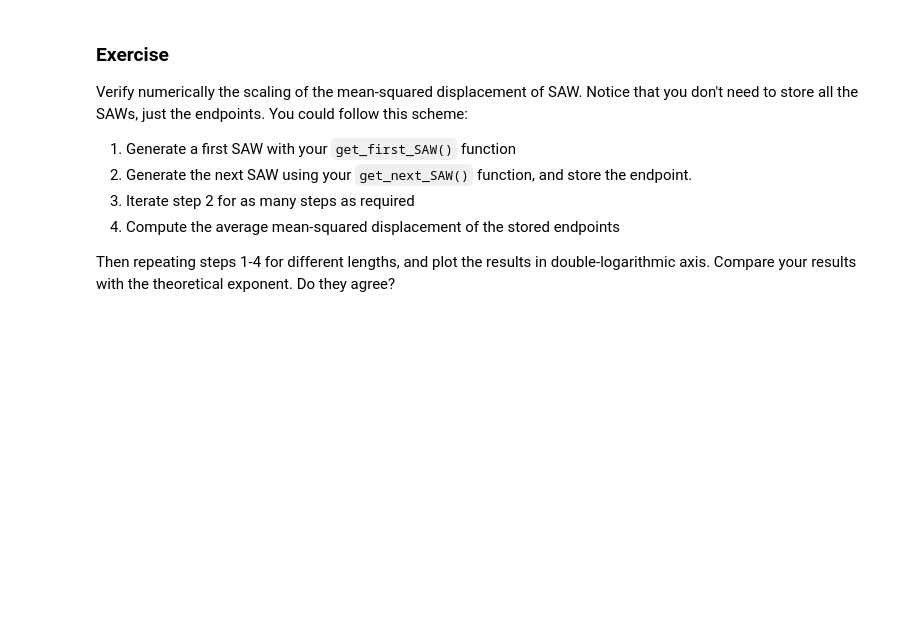
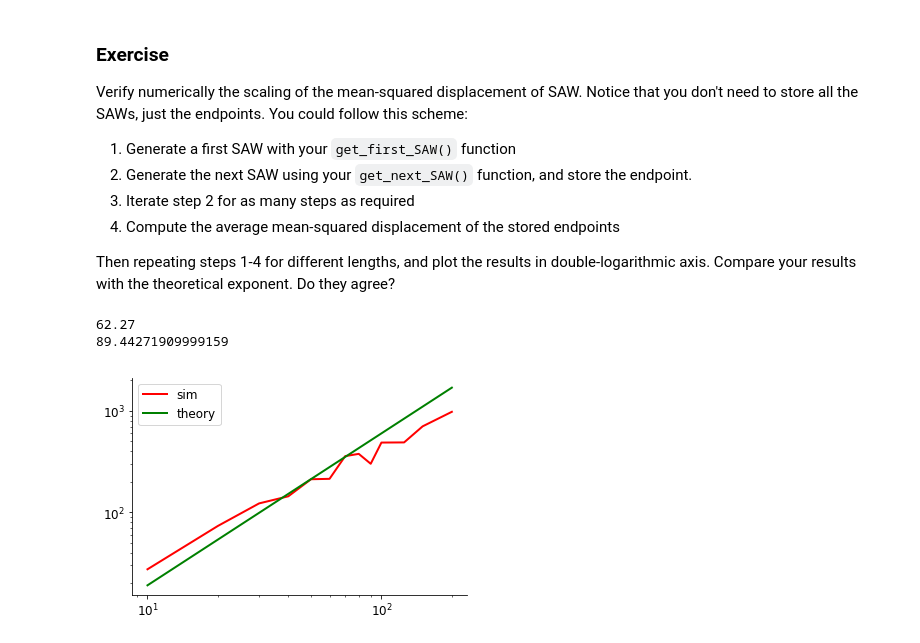
Before and after one commit to Ferr013/stat-mech-python-course, a Jupyter notebook: solved-notebooks/2.2-Self-Avoiding-Walks-Giovanni-Ferrami.ipynb, the cells around one changed output. Cells and saved outputs as stored; diff of their text form; code cells hidden in the pictures; blank space fills up the shorter version.

```diff
--- a/solved-notebooks/2.2-Self-Avoiding-Walks-Giovanni-Ferrami.ipynb
+++ b/solved-notebooks/2.2-Self-Avoiding-Walks-Giovanni-Ferrami.ipynb
@@ -323,3 +255,52 @@ Verify numerically the scaling of the mean-squared displacement of SAW. Notice t
 4. Compute the average mean-squared displacement of the stored endpoints
 
 Then repeating steps 1-4 for different lengths, and plot the results in double-logarithmic axis. Compare your results with the theoretical exponent. Do they agree?
+# %%
+def Check_MSD(length,n_ite):
+    endpoints = []
+    saw = get_first_SAW(length)
+    #print(saw[-1][0])
+    endpoints.append(saw[-1])
+    r_2 = 0
+    for i in range(n_ite):
+        saw = get_next_SAW(saw)
+        endpoints.append(saw[-1])
+        r_2 = r_2 + (endpoints[i][0]**2 + endpoints[i][1]**2)
+        #print(endpoints[i])
+        #print((endpoints[i][0]**2 + endpoints[i][1]**2))
+        #print("-->"+str(r_2))
+    r_2 = r_2/n_ite
+    return r_2
+# %%
+print(Check_MSD(20,1000))
+print(20**(3/2))
+# %% [output]
+62.27
+89.44271909999159
+# %%
+lengths = [10, 20, 30, 40, 50, 60, 70, 80, 90, 100, 125, 150, 200]
+theory = np.power(lengths,(3/2))
+results = []
+n_ite = 500
+#print(theory)
+# %%
+for length in lengths:
+    results.append(Check_MSD(length,n_ite))
+# %%
+parameter = 0.6
+plt.loglog(
+        lengths, results,
+        color="red",
+        lw=2,
+        label="sim"
+        )
+plt.loglog(
+        lengths, np.multiply(theory,parameter),
+        color="green",
+        lw=2,
+        label="theory"
+        )
+plt.legend()
+plt.show()
+# %% [output]
+[figure, added]
```
Also changed, not shown: parts of 5 cells of this notebook, 1 other file.
